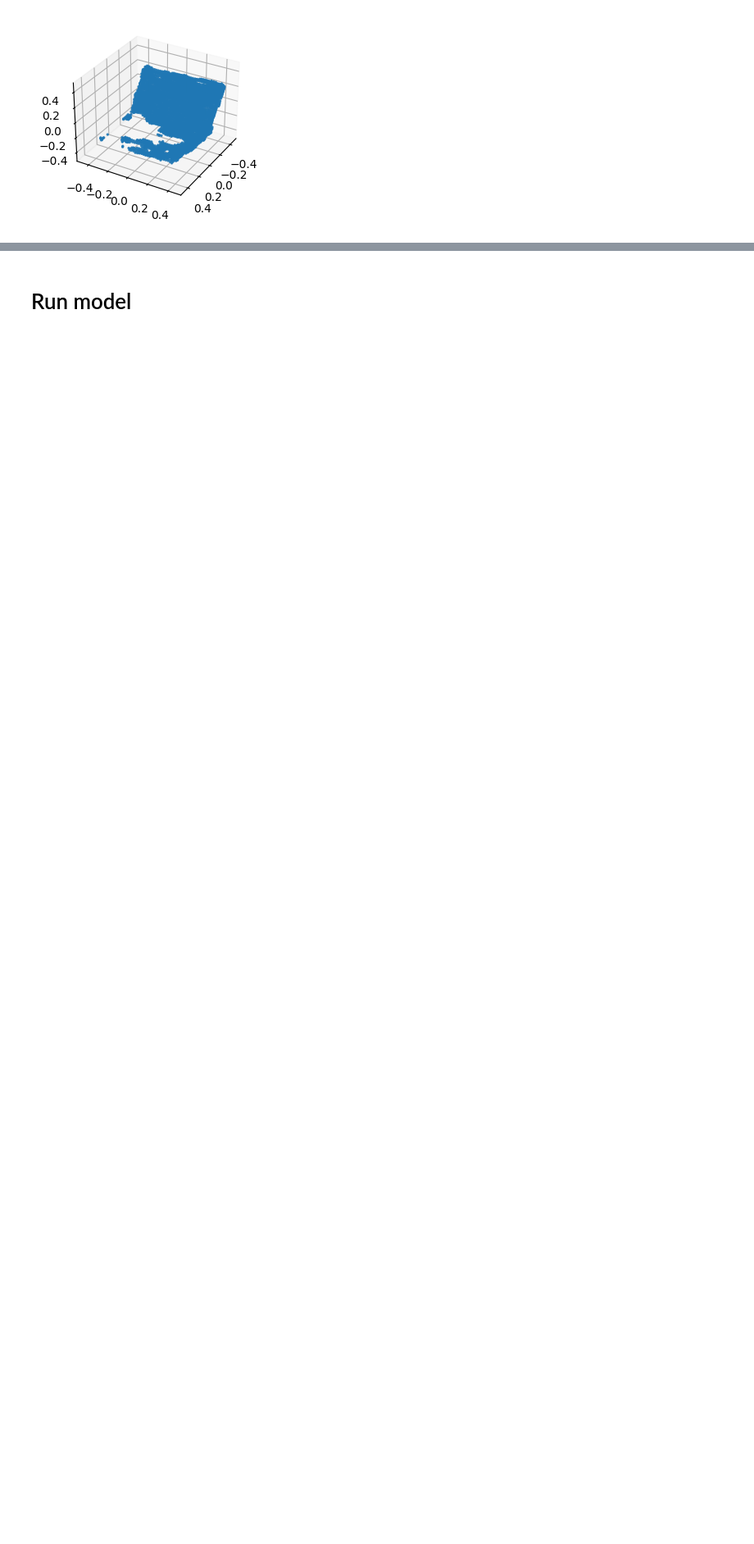
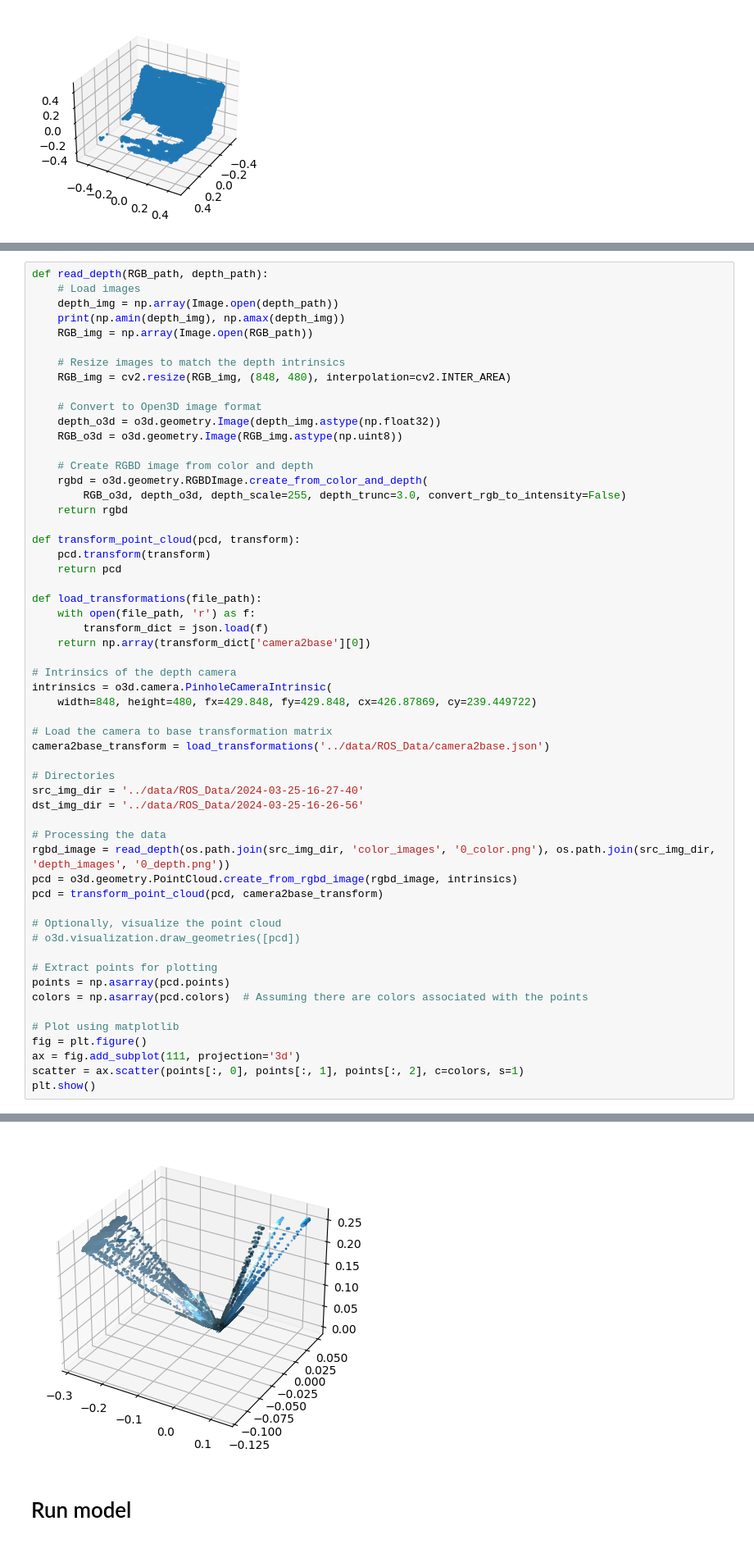
Before and after one commit to carteruh/Ditto_Research, a Jupyter notebook: notebooks/demo_depth_map.ipynb, the cells around one changed output, grey strips where cells are left out. Shown at 82% size. Cells and saved outputs as stored; diff of their text form; blank space fills up the shorter version.

```diff
--- a/notebooks/demo_depth_map.ipynb
+++ b/notebooks/demo_depth_map.ipynb
@@ -236,0 +498,57 @@ plt.show()
+# %%
+def read_depth(RGB_path, depth_path):
+    # Load images
+    depth_img = np.array(Image.open(depth_path))
+    print(np.amin(depth_img), np.amax(depth_img))
+    RGB_img = np.array(Image.open(RGB_path))
+
+    # Resize images to match the depth intrinsics
+    RGB_img = cv2.resize(RGB_img, (848, 480), interpolation=cv2.INTER_AREA)
+
+    # Convert to Open3D image format
+    depth_o3d = o3d.geometry.Image(depth_img.astype(np.float32))
+    RGB_o3d = o3d.geometry.Image(RGB_img.astype(np.uint8))
+
+    # Create RGBD image from color and depth
+    rgbd = o3d.geometry.RGBDImage.create_from_color_and_depth(
+        RGB_o3d, depth_o3d, depth_scale=255, depth_trunc=3.0, convert_rgb_to_intensity=False)
+    return rgbd
+
+def transform_point_cloud(pcd, transform):
+    pcd.transform(transform)
+    return pcd
+
+def load_transformations(file_path):
+    with open(file_path, 'r') as f:
+        transform_dict = json.load(f)
+    return np.array(transform_dict['camera2base'][0])
+
+# Intrinsics of the depth camera
+intrinsics = o3d.camera.PinholeCameraIntrinsic(
+    width=848, height=480, fx=429.848, fy=429.848, cx=426.87869, cy=239.449722)
+
+# Load the camera to base transformation matrix
+camera2base_transform = load_transformations('../data/ROS_Data/camera2base.json')
+
+# Directories
+src_img_dir = '../data/ROS_Data/2024-03-25-16-27-40'
+dst_img_dir = '../data/ROS_Data/2024-03-25-16-26-56'
+
+# Processing the data
+rgbd_image = read_depth(os.path.join(src_img_dir, 'color_images', '0_color.png'), os.path.join(src_img_dir, 'depth_images', '0_depth.png'))
+pcd = o3d.geometry.PointCloud.create_from_rgbd_image(rgbd_image, intrinsics)
+pcd = transform_point_cloud(pcd, camera2base_transform)
+
+# Optionally, visualize the point cloud
+# o3d.visualization.draw_geometries([pcd])
+
+# Extract points for plotting
+points = np.asarray(pcd.points)
+colors = np.asarray(pcd.colors)  # Assuming there are colors associated with the points
+
+# Plot using matplotlib
+fig = plt.figure()
+ax = fig.add_subplot(111, projection='3d')
+scatter = ax.scatter(points[:, 0], points[:, 1], points[:, 2], c=colors, s=1)
+plt.show()
+# %% [output]
@@ -237,3 +556,4 @@ plt.show()
+[figure, added]
 # %% [markdown]
 # Run model
 # %%
```
Also changed, not shown: parts of 23 cells of this notebook, 3 other files.
